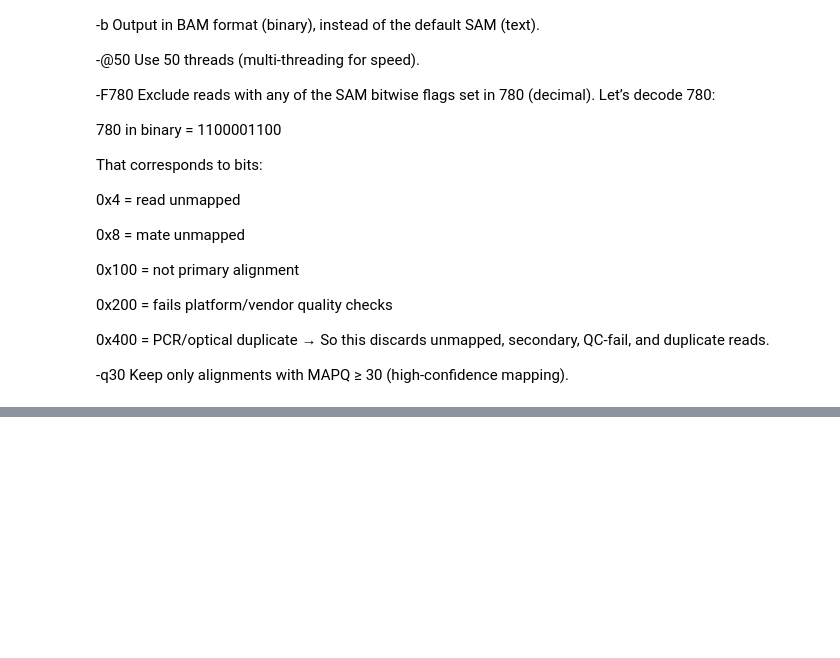
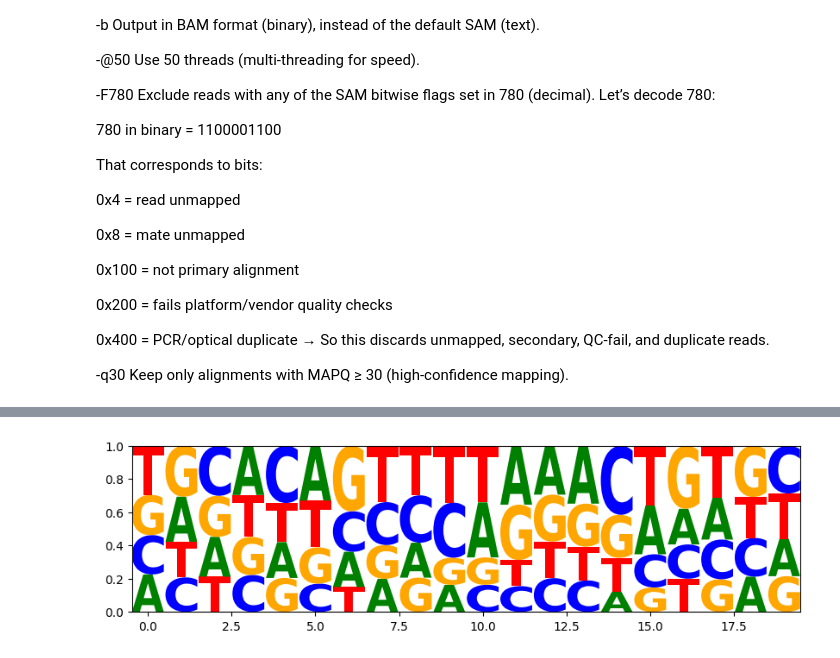
Before and after one commit to kundajelab/histobpnet, a Jupyter notebook: notebooks/valeh/misc_0.ipynb, the cells around one changed output, grey strips where cells are left out. Saved outputs shown, nothing was run; the diff lists cells and outputs as text; code cells hidden in the pictures; blank space fills up the shorter version.

```diff
--- a/notebooks/valeh/misc_0.ipynb
+++ b/notebooks/valeh/misc_0.ipynb
@@ -137,0 +176,33 @@ merge and index bam files
+# %%
+import pandas as pd
+import logomaker
+import matplotlib.pyplot as plt
+
+pwm = [
+    [0.2255, 0.2369, 0.2424, 0.2952],
+    [0.2712, 0.2077, 0.3065, 0.2147],
+    [0.2395, 0.3008, 0.2475, 0.2122],
+    [0.2963, 0.2224, 0.2293, 0.2520],
+    [0.2161, 0.3442, 0.2044, 0.2353],
+    [0.3297, 0.1700, 0.2187, 0.2816],
+    [0.2122, 0.2438, 0.3942, 0.1498],
+    [0.1991, 0.2585, 0.2034, 0.3389],
+    [0.2104, 0.2852, 0.2063, 0.2981],
+    [0.1626, 0.3322, 0.1634, 0.3418],
+    [0.3318, 0.1632, 0.1647, 0.3403],
+    [0.3544, 0.1553, 0.3330, 0.1573],
+    [0.2940, 0.2032, 0.2824, 0.2204],
+    [0.3481, 0.1898, 0.2591, 0.2030],
+    [0.1226, 0.4152, 0.2591, 0.2030],
+    [0.2948, 0.2000, 0.1471, 0.3581],
+    [0.2147, 0.2063, 0.3793, 0.1998],
+    [0.2518, 0.2391, 0.1965, 0.3126],
+    [0.2122, 0.2332, 0.3079, 0.2467],
+    [0.2253, 0.2871, 0.2151, 0.2726],
+]
+
+df = pd.DataFrame(pwm, columns=["A","C","G","T"])
+logo = logomaker.Logo(df, color_scheme="classic")
+plt.show()
+# %% [output]
+[figure, added]
```
Also changed, not shown: parts of 3 cells of this notebook, 8 other files.
